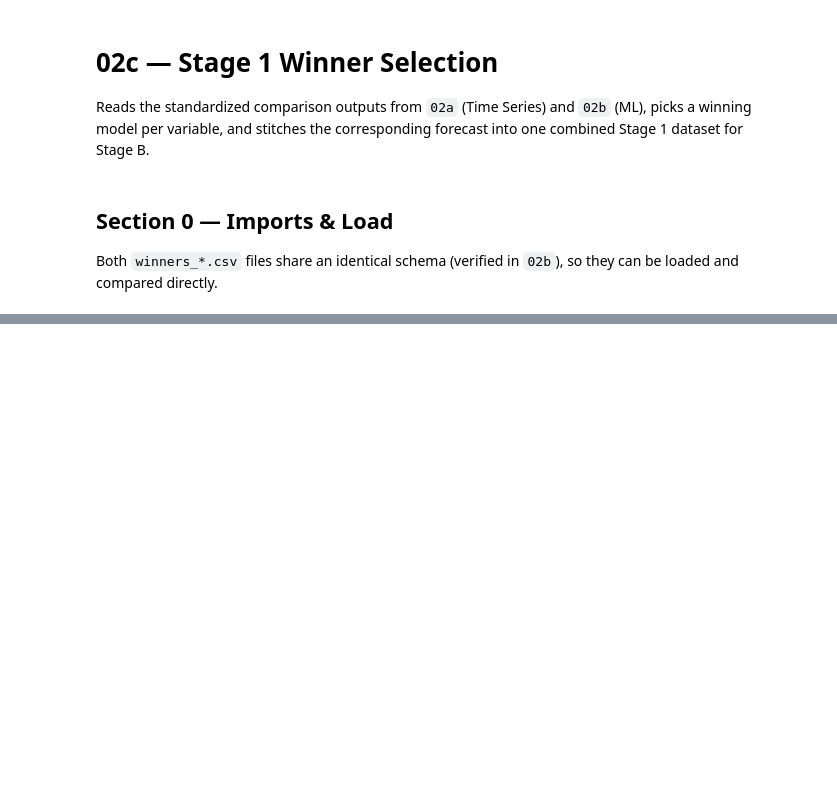
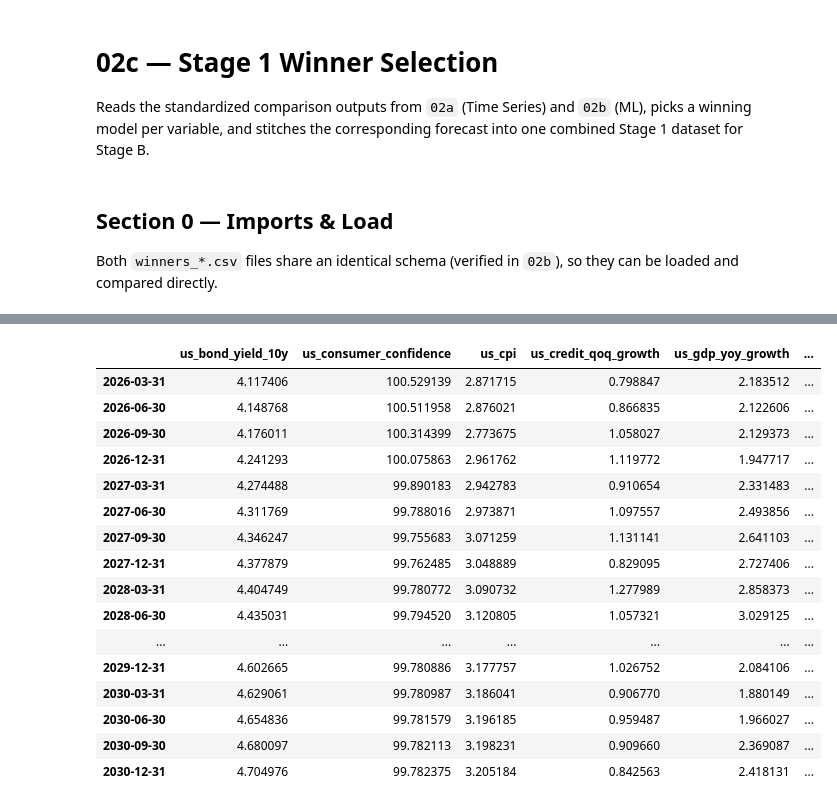
Before and after one commit to hogandan85/ST-498, a Jupyter notebook: Code/02c_Stage1_WinnerSelection.ipynb, the cells around one changed output, grey strips where cells are left out. Drawn from its saved outputs; the diff is of its cells as text; code cells hidden in the pictures; blank space fills up the shorter version.

Commit message:
Add 02c winner-selection notebook: selects SARIMA vs ML per variable, stitches complete history+forecast dataset, exports Stage1_final_regressors_US_Q.csv and winner selection summary

```diff
--- a/Code/02c_Stage1_WinnerSelection.ipynb
+++ b/Code/02c_Stage1_WinnerSelection.ipynb
@@ -22,0 +195,16 @@ FileNotFoundError: [Errno 2] No such file or directory: 'c:\\Users\\andre\\OneDr
+# %%
+final_forecast = pd.DataFrame(index=sarima_forecast.index)
+
+for _, row in selection.iterrows():
+    var = row['Variable']
+    if row['Winner'] == 'ML_univariate':
+        final_forecast[var] = ml_forecast[var]
+    else:
+        final_forecast[var] = sarima_forecast[var]
+
+final_combined = pd.concat([history_complete, final_forecast])
+
+print(f'Final combined dataset: {final_combined.shape}')
+print(f'Index: {final_combined.index.min()} to {final_combined.index.max()}')
+display(final_forecast.tail(20))
+# %% [output]
@@ -22,0 +213,17 @@ FileNotFoundError: [Errno 2] No such file or directory: 'c:\\Users\\andre\\OneDr
+|  | us_bond_yield_10y | us_consumer_confidence | us_cpi | us_credit_qoq_growth | us_gdp_yoy_growth | ... |
+| 2026-03-31 | 4.117406 | 100.529139 | 2.871715 | 0.798847 | 2.183512 | ... |
+| 2026-06-30 | 4.148768 | 100.511958 | 2.876021 | 0.866835 | 2.122606 | ... |
+| 2026-09-30 | 4.176011 | 100.314399 | 2.773675 | 1.058027 | 2.129373 | ... |
+| 2026-12-31 | 4.241293 | 100.075863 | 2.961762 | 1.119772 | 1.947717 | ... |
+| 2027-03-31 | 4.274488 | 99.890183 | 2.942783 | 0.910654 | 2.331483 | ... |
+| 2027-06-30 | 4.311769 | 99.788016 | 2.973871 | 1.097557 | 2.493856 | ... |
+| 2027-09-30 | 4.346247 | 99.755683 | 3.071259 | 1.131141 | 2.641103 | ... |
+| 2027-12-31 | 4.377879 | 99.762485 | 3.048889 | 0.829095 | 2.727406 | ... |
+| 2028-03-31 | 4.404749 | 99.780772 | 3.090732 | 1.277989 | 2.858373 | ... |
+| 2028-06-30 | 4.435031 | 99.794520 | 3.120805 | 1.057321 | 3.029125 | ... |
+| ... | ... | ... | ... | ... | ... | ... |
+| 2029-12-31 | 4.602665 | 99.780886 | 3.177757 | 1.026752 | 2.084106 | ... |
+| 2030-03-31 | 4.629061 | 99.780987 | 3.186041 | 0.906770 | 1.880149 | ... |
+| 2030-06-30 | 4.654836 | 99.781579 | 3.196185 | 0.959487 | 1.966027 | ... |
+| 2030-09-30 | 4.680097 | 99.782113 | 3.198231 | 0.909660 | 2.369087 | ... |
+| 2030-12-31 | 4.704976 | 99.782375 | 3.205184 | 0.842563 | 2.418131 | ... |
```
Also changed, not shown: parts of 13 cells of this notebook.
